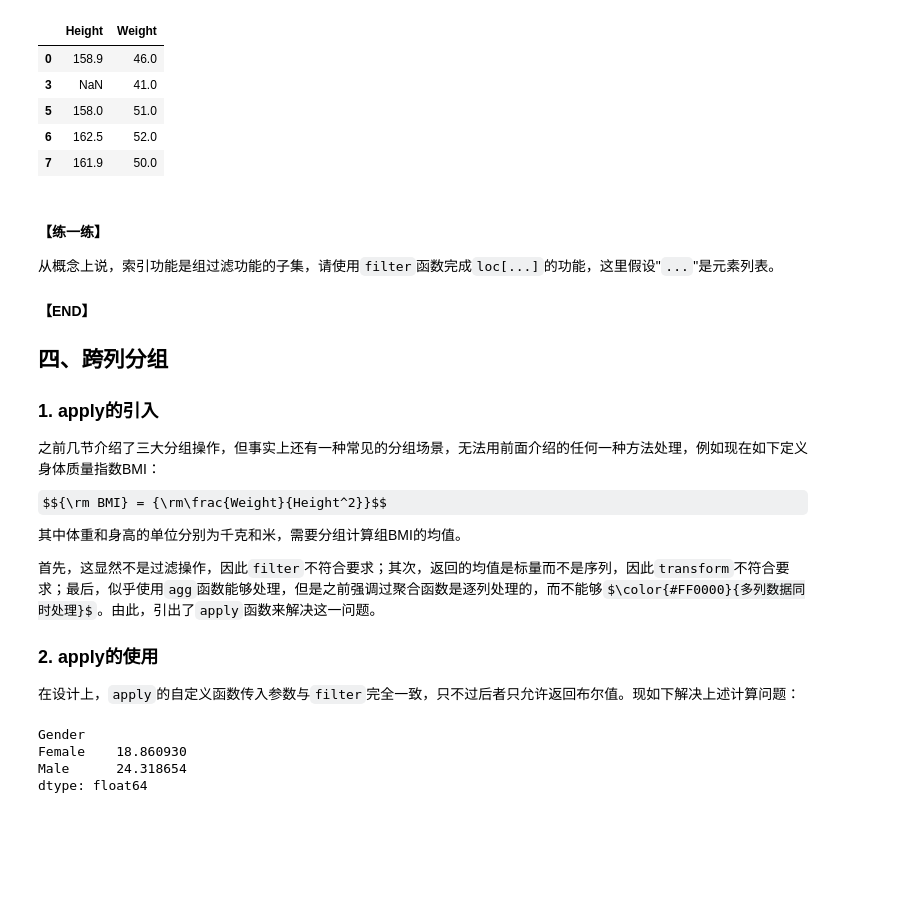
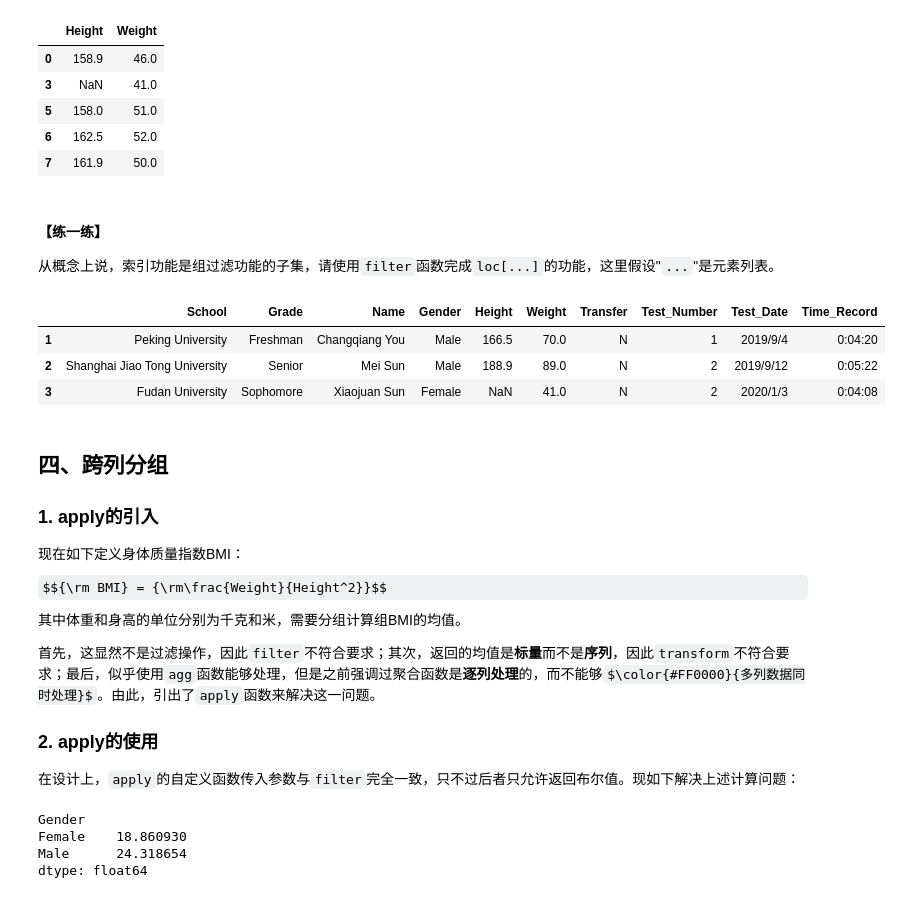
Before and after one commit to nicebear1999/learning_pandas, a Jupyter notebook: 4-分组.ipynb, the cells around one changed output. Saved outputs shown, nothing was run; the diff lists cells and outputs as text; code cells hidden in the pictures; some formulas as TeX source; blank space fills up the shorter version.

```diff
--- a/4-分组.ipynb
+++ b/4-分组.ipynb
@@ -487,17 +497,26 @@ gb.filter(lambda x: x.shape[0] > 100).head()
 | 5 | 158.0 | 51.0 |
 | 6 | 162.5 | 52.0 |
 | 7 | 161.9 | 50.0 |
+# %% [markdown]
+#### 【练一练】
+从概念上说，索引功能是组过滤功能的子集，请使用`filter`函数完成`loc[...]`的功能，这里假设"`...`"是元素列表。
+# %%
+list=[1,2,3]
+df.groupby(df.index).filter(lambda x:x.index in list)
+# df.loc[1:3]
+# %% [output]
+|  | School | Grade | Name | Gender | Height | Weight | Transfer | Test_Number | Test_Date | Time_Record |
+| 1 | Peking University | Freshman | Changqiang You | Male | 166.5 | 70.0 | N | 1 | 2019/9/4 | 0:04:20 |
+| 2 | Shanghai Jiao Tong University | Senior | Mei Sun | Male | 188.9 | 89.0 | N | 2 | 2019/9/12 | 0:05:22 |
+| 3 | Fudan University | Sophomore | Xiaojuan Sun | Female | NaN | 41.0 | N | 2 | 2020/1/3 | 0:04:08 |
 # %% [markdown]
-#### 【练一练】
-从概念上说，索引功能是组过滤功能的子集，请使用`filter`函数完成`loc[...]`的功能，这里假设"`...`"是元素列表。
-#### 【END】
 ## 四、跨列分组
 ### 1. apply的引入
-之前几节介绍了三大分组操作，但事实上还有一种常见的分组场景，无法用前面介绍的任何一种方法处理，例如现在如下定义身体质量指数BMI：
+现在如下定义身体质量指数BMI：
 $${\rm BMI} = {\rm\frac{Weight}{Height^2}}$$
 其中体重和身高的单位分别为千克和米，需要分组计算组BMI的均值。
 
-首先，这显然不是过滤操作，因此`filter`不符合要求；其次，返回的均值是标量而不是序列，因此`transform`不符合要求；最后，似乎使用`agg`函数能够处理，但是之前强调过聚合函数是逐列处理的，而不能够$\color{#FF0000}{多列数据同时处理}$。由此，引出了`apply`函数来解决这一问题。
+首先，这显然不是过滤操作，因此`filter`不符合要求；其次，返回的均值是**标量**而不是**序列**，因此`transform`不符合要求；最后，似乎使用`agg`函数能够处理，但是之前强调过聚合函数是**逐列处理**的，而不能够$\color{#FF0000}{多列数据同时处理}$。由此，引出了`apply`函数来解决这一问题。
 
 ### 2. apply的使用
 在设计上，`apply`的自定义函数传入参数与`filter`完全一致，只不过后者只允许返回布尔值。现如下解决上述计算问题：
```
Also changed, not shown: parts of 16 cells of this notebook, 4 other files.
